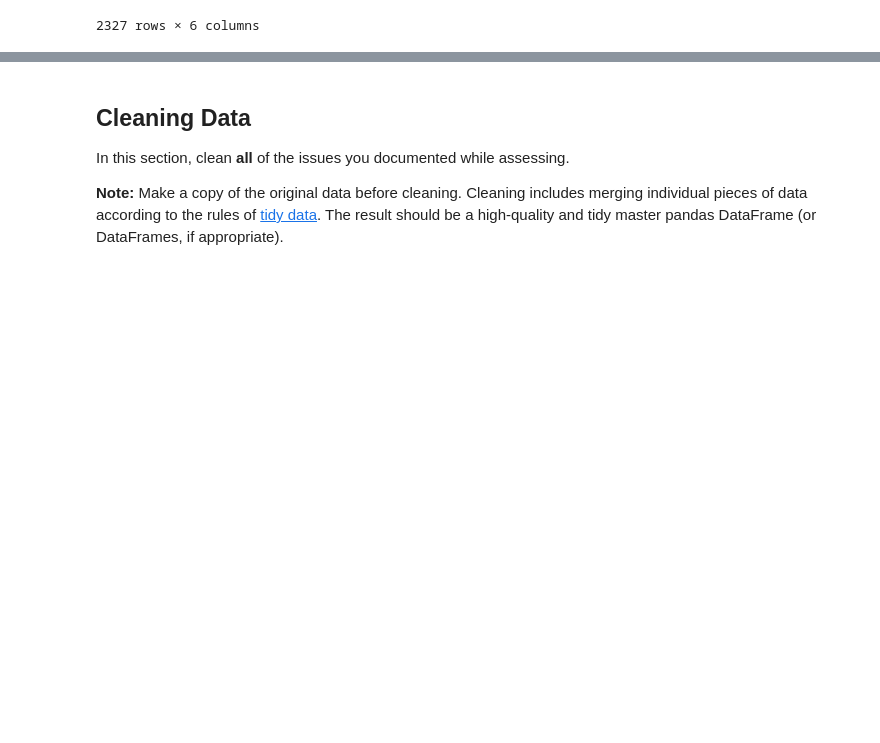
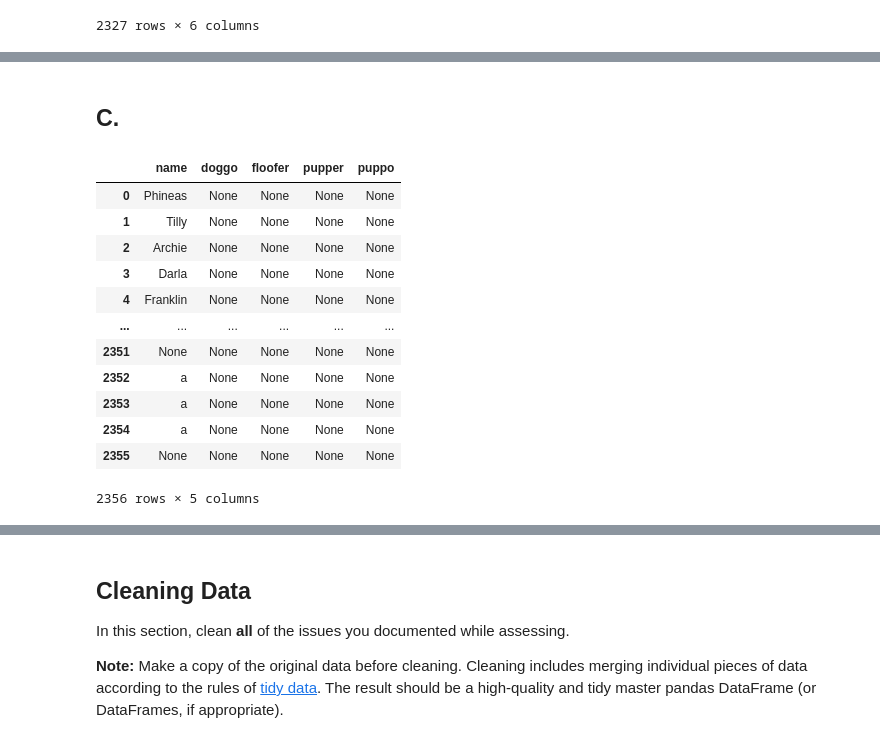
Before and after one commit to Cofucan/weratedogs_twitter_analysis, a Jupyter notebook: wrangle_act.ipynb, the cells around one changed output, grey strips where cells are left out. Saved outputs shown, nothing was run; the diff lists cells and outputs as text; code cells hidden in the pictures; blank space fills up the shorter version.

```diff
--- a/wrangle_act.ipynb
+++ b/wrangle_act.ipynb
@@ -287,0 +342,18 @@ Name: source, dtype: int64
+# %% [markdown]
+## C.
+# %%
+df_tweets_enhanced[['name', 'doggo', 'floofer', 'pupper', 'puppo']]
+# %% [output]
+|  | name | doggo | floofer | pupper | puppo |
+| 0 | Phineas | None | None | None | None |
+| 1 | Tilly | None | None | None | None |
+| 2 | Archie | None | None | None | None |
+| 3 | Darla | None | None | None | None |
+| 4 | Franklin | None | None | None | None |
+| ... | ... | ... | ... | ... | ... |
+| 2351 | None | None | None | None | None |
+| 2352 | a | None | None | None | None |
+| 2353 | a | None | None | None | None |
+| 2354 | a | None | None | None | None |
+| 2355 | None | None | None | None | None |
+2356 rows × 5 columns
```
Also changed, not shown: parts of 99 cells of this notebook, 3 other files.
